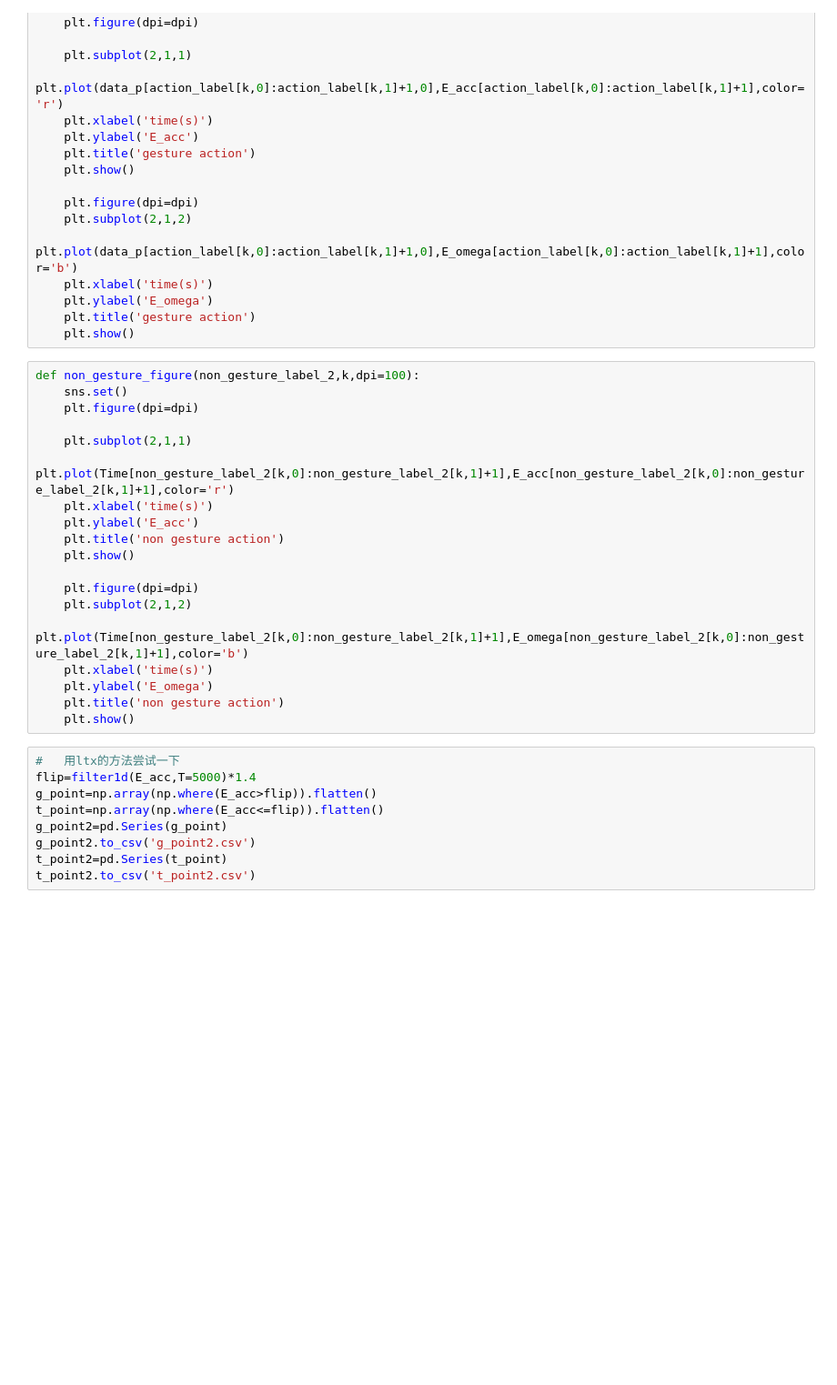
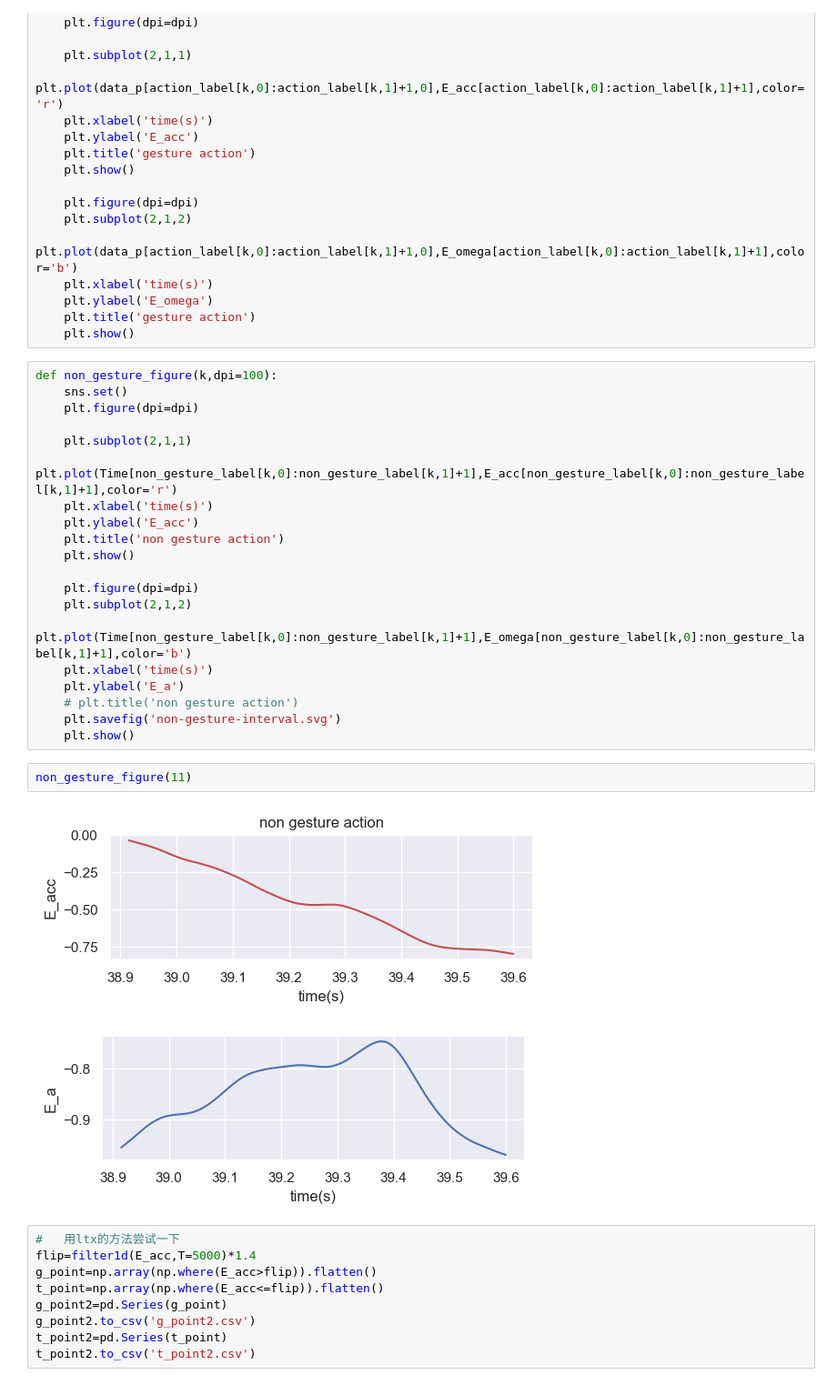
Before and after one commit to hapesc/HITsz-Mathematical-Modeling-Match-A, a Jupyter notebook: solution_threshold.ipynb, the cells around one changed output. Shown at 91% size. Cells and saved outputs as stored; diff of their text form; blank space fills up the shorter version.

```diff
--- a/solution_threshold.ipynb
+++ b/solution_threshold.ipynb
@@ -100,12 +100,12 @@ def gesture_figure(k,dpi=100):
     plt.title('gesture action')
     plt.show()
 # %%
-def non_gesture_figure(non_gesture_label_2,k,dpi=100):
+def non_gesture_figure(k,dpi=100):
     sns.set()
     plt.figure(dpi=dpi)
 
     plt.subplot(2,1,1)
-    plt.plot(Time[non_gesture_label_2[k,0]:non_gesture_label_2[k,1]+1],E_acc[non_gesture_label_2[k,0]:non_gesture_label_2[k,1]+1],color='r')
+    plt.plot(Time[non_gesture_label[k,0]:non_gesture_label[k,1]+1],E_acc[non_gesture_label[k,0]:non_gesture_label[k,1]+1],color='r')
     plt.xlabel('time(s)')
     plt.ylabel('E_acc')
     plt.title('non gesture action')
@@ -113,11 +113,17 @@ def non_gesture_figure(non_gesture_label_2,k,dpi=100):
 
     plt.figure(dpi=dpi)
     plt.subplot(2,1,2)
-    plt.plot(Time[non_gesture_label_2[k,0]:non_gesture_label_2[k,1]+1],E_omega[non_gesture_label_2[k,0]:non_gesture_label_2[k,1]+1],color='b')
+    plt.plot(Time[non_gesture_label[k,0]:non_gesture_label[k,1]+1],E_omega[non_gesture_label[k,0]:non_gesture_label[k,1]+1],color='b')
     plt.xlabel('time(s)')
-    plt.ylabel('E_omega')
-    plt.title('non gesture action')
+    plt.ylabel('E_a')
+    # plt.title('non gesture action')
+    plt.savefig('non-gesture-interval.svg')
     plt.show()
+# %%
+non_gesture_figure(11)
+# %% [output]
+[figure, added]
+[figure, added]
 # %%
 #   用ltx的方法尝试一下
 flip=filter1d(E_acc,T=5000)*1.4
```
Also changed, not shown: parts of 5 cells of this notebook, 5 other files.
